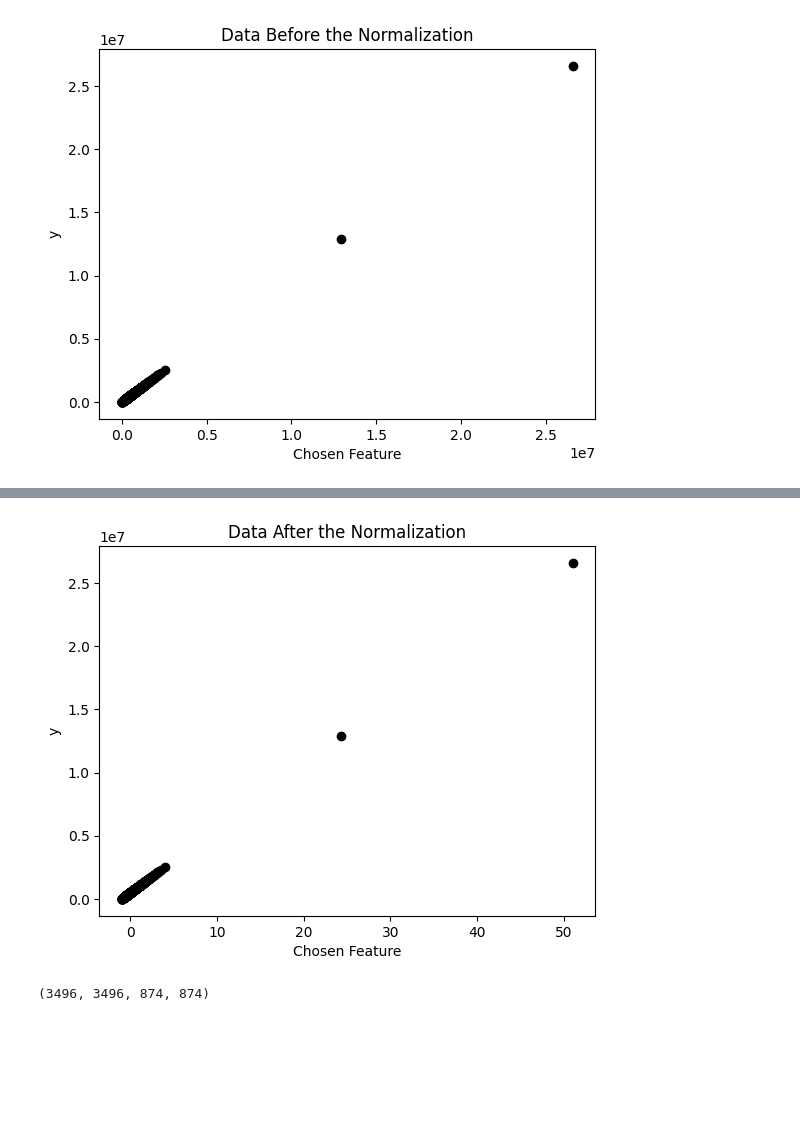
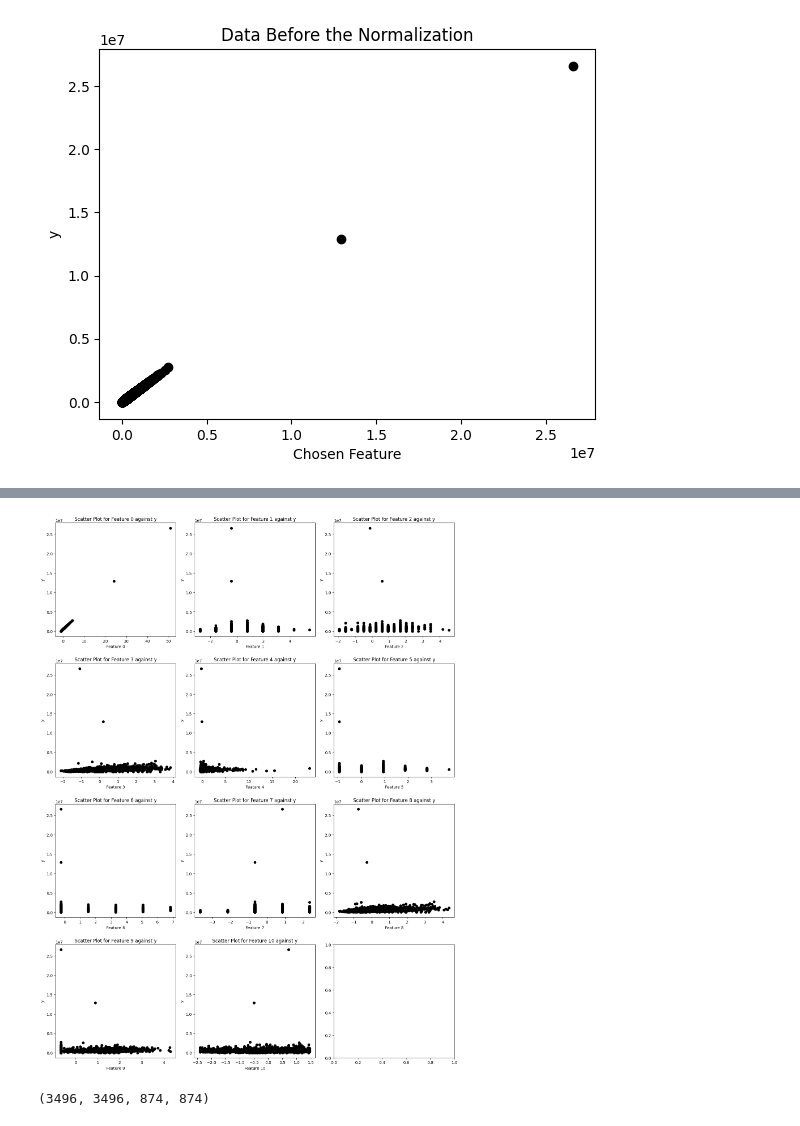
Before and after one commit to mhamzaraheel/mlTask, a Jupyter notebook: Month#1/Week#3/1#Monday/Multi_Linear_Regression.ipynb, the cells around one changed output, grey strips where cells are left out. Cells and saved outputs as stored; diff of their text form; code cells hidden in the pictures; blank space fills up the shorter version.

```diff
--- a/Month#1/Week#3/1#Monday/Multi_Linear_Regression.ipynb
+++ b/Month#1/Week#3/1#Monday/Multi_Linear_Regression.ipynb
@@ -136,14 +161,28 @@ array([[-0.38762295, -0.4113659 , -0.8487821 , ..., -0.54355099,
-# %%
-# Choose a specific feature from x data  (e.g., the first feature)
-chosen_feature = x[:, chosen_feature_index]
-
-plt.scatter(chosen_feature, y, color='black')
-plt.xlabel('Chosen Feature')
-plt.ylabel('y')
-plt.title('Data After the Normalization')
-plt.show()
-# %% [output]
-[figure, removed]
+# %%
+num_features = x.shape[1]
+
+# Determine the number of rows and columns for subplots
+num_rows = int(np.ceil(num_features / 3))
+num_cols = min(num_features, 3)
+
+fig, axes = plt.subplots(num_rows, num_cols, figsize=(15, 5*num_rows))
+axes = axes.flatten()
+
+# Loop through each column and plot the scatter plot in the corresponding subplot
+for feature_index, ax in enumerate(axes):
+    if feature_index < num_features:
+        chosen_feature = x[:, feature_index]
+
+        ax.scatter(chosen_feature, y, color='black')
+        ax.set_xlabel(f'Feature {feature_index}')
+        ax.set_ylabel('y')
+        ax.set_title(f'Scatter Plot for Feature {feature_index} against y')
+
+# Adjust layout for better spacing
+plt.tight_layout()
+plt.show()
+# %% [output]
+[figure, added]
 # %%
 # Split the data into train and test
 xTrain, xTest, yTrain, yTest = train_test_split(x,y,random_state=5,test_size=0.2)
```
Also changed, not shown: parts of 5 cells of this notebook.
